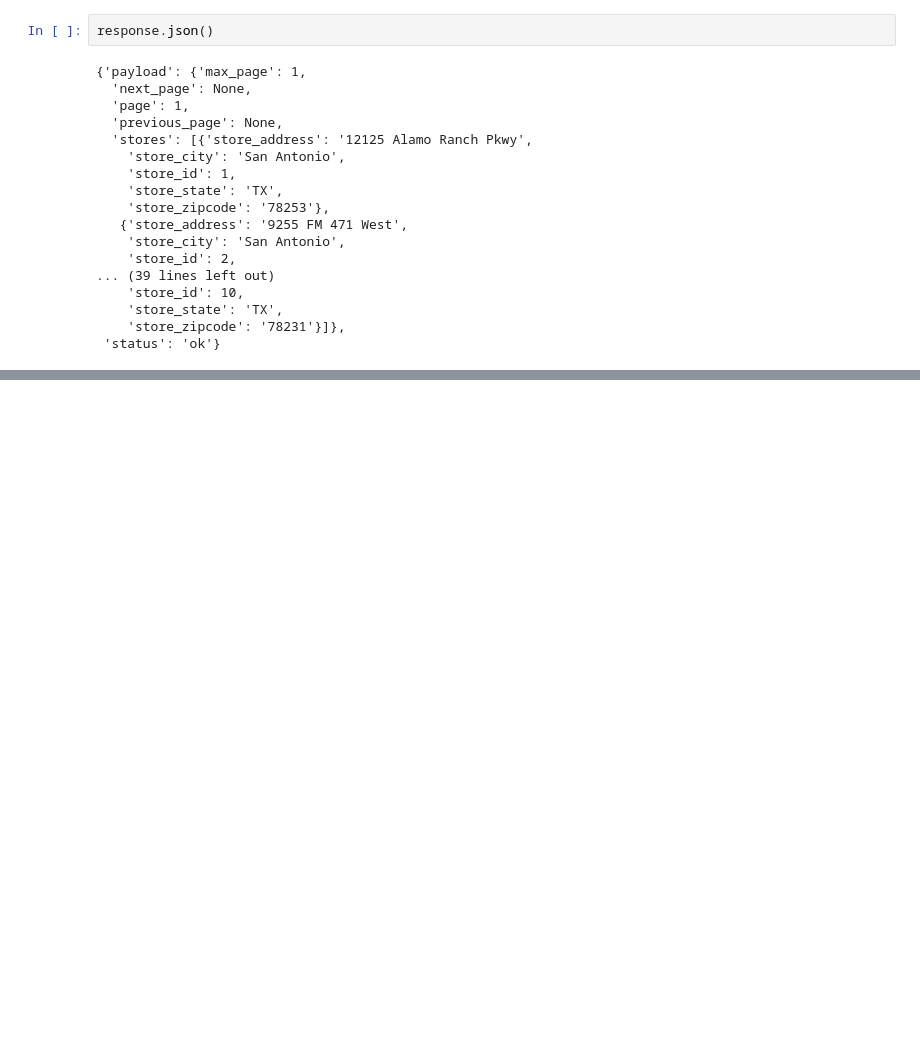
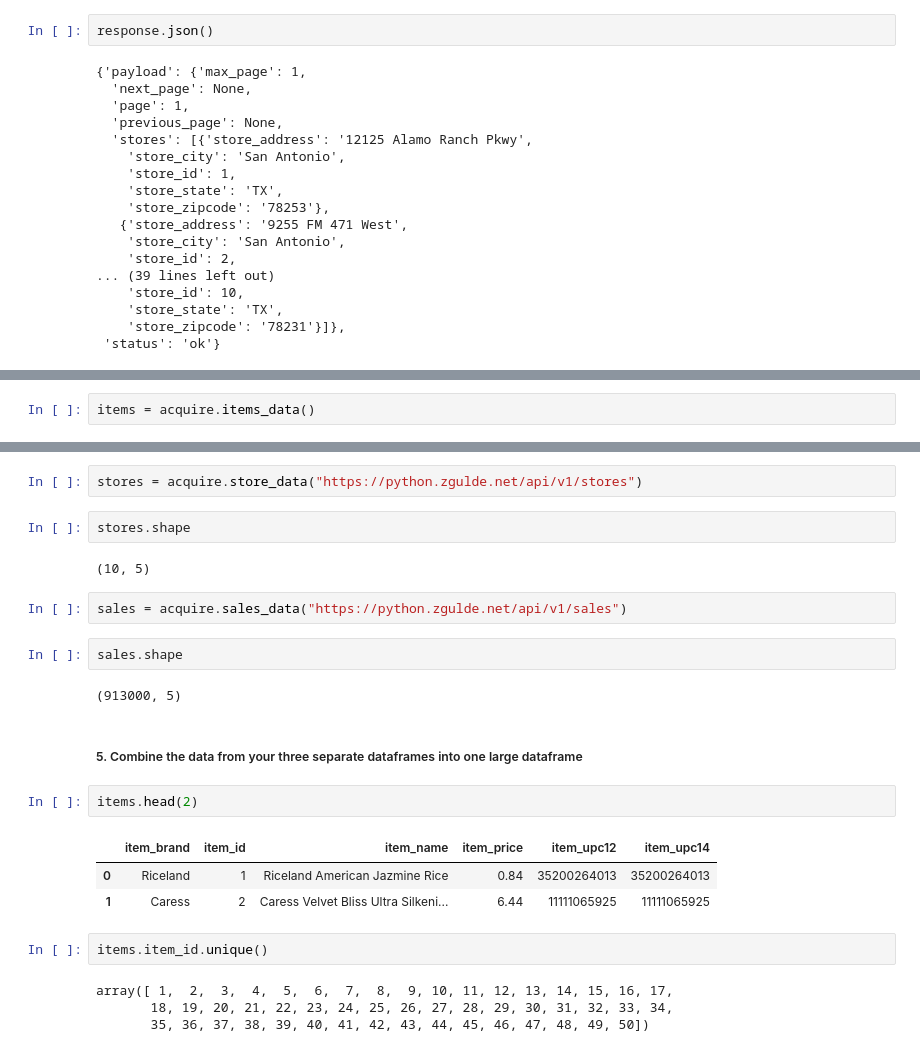
Before and after one commit to rajeshlamichhane04/time-series-exercises, a Jupyter notebook: time-series-exercises.ipynb, the cells around one changed output, grey strips where cells are left out. Saved outputs shown, nothing was run; the diff lists cells and outputs as text; blank space fills up the shorter version.

```diff
--- a/time-series-exercises.ipynb
+++ b/time-series-exercises.ipynb
@@ -195,0 +273,2 @@ response.json()["payload"]["max_page"]
+# %%
+items = acquire.items_data()
@@ -195,0 +279,26 @@ response.json()["payload"]["max_page"]
+# %%
+stores = acquire.store_data("https://python.zgulde.net/api/v1/stores")
+# %%
+stores.shape
+# %% [output]
+(10, 5)
+# %%
+sales = acquire.sales_data("https://python.zgulde.net/api/v1/sales")
+# %%
+sales.shape
+# %% [output]
+(913000, 5)
+# %% [markdown]
+##### 5. Combine the data from your three separate dataframes into one large dataframe
+# %%
+items.head(2)
+# %% [output]
+|  | item_brand | item_id | item_name | item_price | item_upc12 | item_upc14 |
+| 0 | Riceland | 1 | Riceland American Jazmine Rice | 0.84 | 35200264013 | 35200264013 |
+| 1 | Caress | 2 | Caress Velvet Bliss Ultra Silkeni... | 6.44 | 11111065925 | 11111065925 |
+# %%
+items.item_id.unique()
+# %% [output]
+array([ 1,  2,  3,  4,  5,  6,  7,  8,  9, 10, 11, 12, 13, 14, 15, 16, 17,
+       18, 19, 20, 21, 22, 23, 24, 25, 26, 27, 28, 29, 30, 31, 32, 33, 34,
+       35, 36, 37, 38, 39, 40, 41, 42, 43, 44, 45, 46, 47, 48, 49, 50])
```
Also changed, not shown: parts of 47 cells of this notebook, 2 other files.
